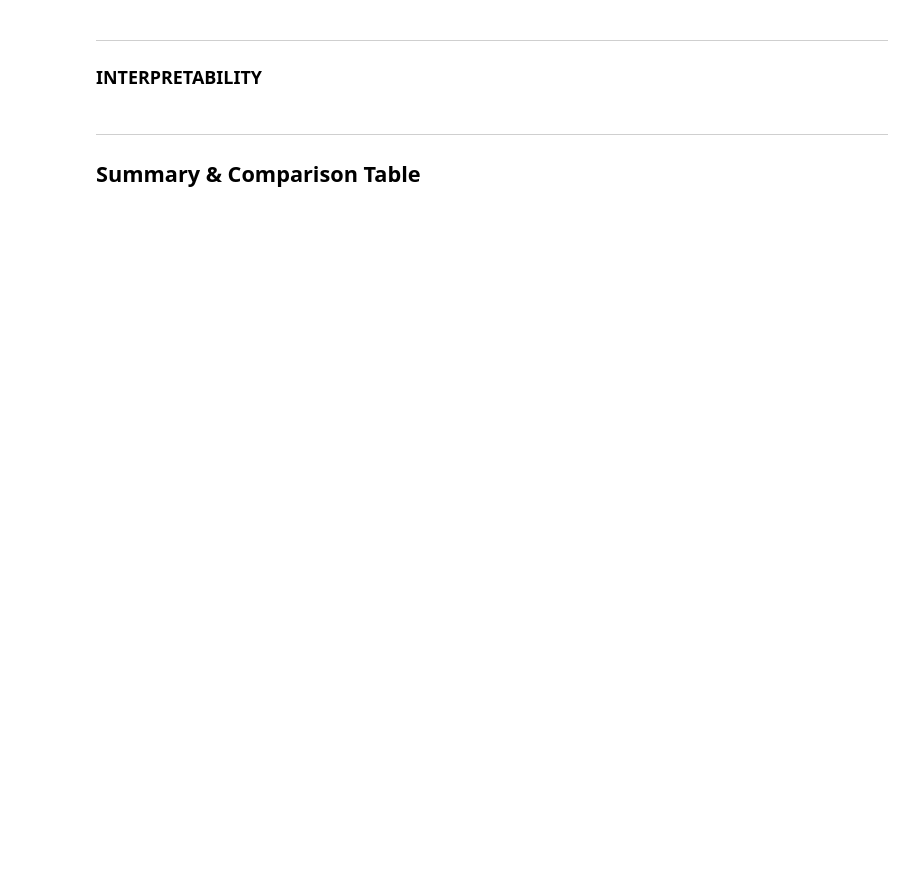
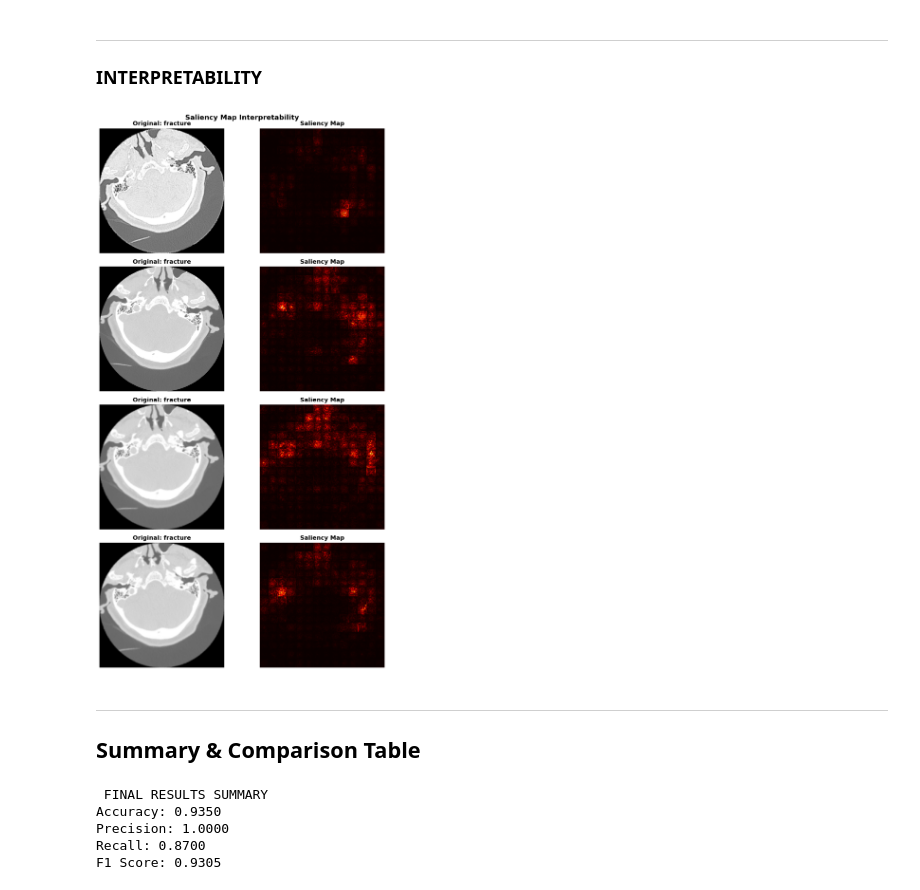
Before and after one commit to FarahAbdullah11/Cervical-Fracture, a Jupyter notebook: models/spine_fracture_ViT_final.ipynb, the cells around one changed output. Saved outputs shown, nothing was run; the diff lists cells and outputs as text; code cells hidden in the pictures; blank space fills up the shorter version.

Commit message:
Results of VIT

```diff
--- a/models/spine_fracture_ViT_final.ipynb
+++ b/models/spine_fracture_ViT_final.ipynb
@@ -505,0 +369,9 @@ Epoch 08/10 | Loss: 0.0014 | Train Acc: 99.97% | Val Acc: 100.00%
+# %%
+criterion = nn.CrossEntropyLoss()
+
+optimizer = optim.Adam(
+    vit_model.parameters(),
+    lr=LEARNING_RATE
+)
+
+print("✅ Training configuration completed!")
@@ -574,15 +534,21 @@ print(f'   False Negatives (missed fractures!)  : {fn}')
 ### INTERPRETABILITY
 # %%
 # INTERPRETABILITY USING SALIENCY MAPS
+
 from PIL import Image
+from IPython.display import Image as IPImage, display
 
 # Select random validation images
 all_images = []
+
 fracture_folder = os.path.join(VAL_DIR, "fracture")
-normal_folder   = os.path.join(VAL_DIR, "normal")
+
+normal_folder = os.path.join(VAL_DIR, "normal")
 
 for folder in [fracture_folder, normal_folder]:
+
     for img_name in os.listdir(folder):
+
         all_images.append(os.path.join(folder, img_name))
 
 # Randomly select 4 images
@@ -590,54 +556,89 @@ selected_images = random.sample(all_images, 4)
 
 # Create figure
 fig, ax = plt.subplots(4, 2, figsize=(10, 16))
-fig.suptitle("Saliency Map Interpretability", fontsize=14, fontweight='bold')
+
+fig.suptitle(
+    "Saliency Map Interpretability",
+    fontsize=14,
+    fontweight='bold'
+)
 
 # Process each image
 for i, image_path in enumerate(selected_images):
 
+    # Load image
     image = Image.open(image_path).convert("RGB")
 
+    # Transform image
     input_tensor = val_transform(image).unsqueeze(0).to(device)
+
+    # Enable gradients
     input_tensor.requires_grad_()
 
     # Forward pass
-    output = model(input_tensor)
+    output = vit_model(input_tensor)
+
     predicted_class = output.argmax(dim=1)
+
     score = output[0, predicted_class]
 
     # Backward pass
-    model.zero_grad()
+    vit_model.zero_grad()
+
     score.backward()
 
     # Generate saliency map
     saliency = input_tensor.grad.data.abs()
+
     saliency, _ = torch.max(saliency, dim=1)
+
     saliency = saliency.squeeze().cpu().numpy()
 
     # Original image
     ax[i, 0].imshow(image)
+
     ax[i, 0].set_title(
         f"Original: {os.path.basename(os.path.dirname(image_path))}",
         fontweight='bold'
     )
+
     ax[i, 0].axis("off")
 
     # Saliency map
     ax[i, 1].imshow(saliency, cmap='hot')
-    ax[i, 1].set_title("Saliency Map", fontweight='bold')
+
+    ax[i, 1].set_title(
+        "Saliency Map",
+        fontweight='bold'
+    )
+
     ax[i, 1].axis("off")
 
+# Save figure
 plt.tight_layout()
-plt.savefig(f'{OUTPUT_DIR}/saliency_maps.png', dpi=150, bbox_inches='tight')
-plt.close()  # ← fix for VS Code
 
-# ── Display in VS Code ──────────────────────────────────────
-from IPython.display import Image as IPImage, display
+plt.savefig(
+    f'{OUTPUT_DIR}/saliency_maps.png',
+    dpi=150,
+    bbox_inches='tight'
+)
+
+plt.close()
+
+# Display image
 display(IPImage(f'{OUTPUT_DIR}/saliency_maps.png'))
+# %% [output]
+[figure, added]
 # %% [markdown]
 ---
 ## Summary & Comparison Table
 # %%
+from sklearn.metrics import (
+    accuracy_score,
+    precision_score,
+    recall_score,
+    f1_score
+)
 # FINAL RESULTS
 accuracy = accuracy_score(y_true, y_pred)
 precision = precision_score(y_true, y_pred)
@@ -650,3 +651,9 @@ print(f"Accuracy: {accuracy:.4f}")
 print(f"Precision: {precision:.4f}")
 print(f"Recall: {recall:.4f}")
 print(f"F1 Score: {f1:.4f}")
+# %% [output]
+ FINAL RESULTS SUMMARY
+Accuracy: 0.9350
+Precision: 1.0000
+Recall: 0.8700
+F1 Score: 0.9305
```
Also changed, not shown: parts of 20 cells of this notebook, 4 other files.
